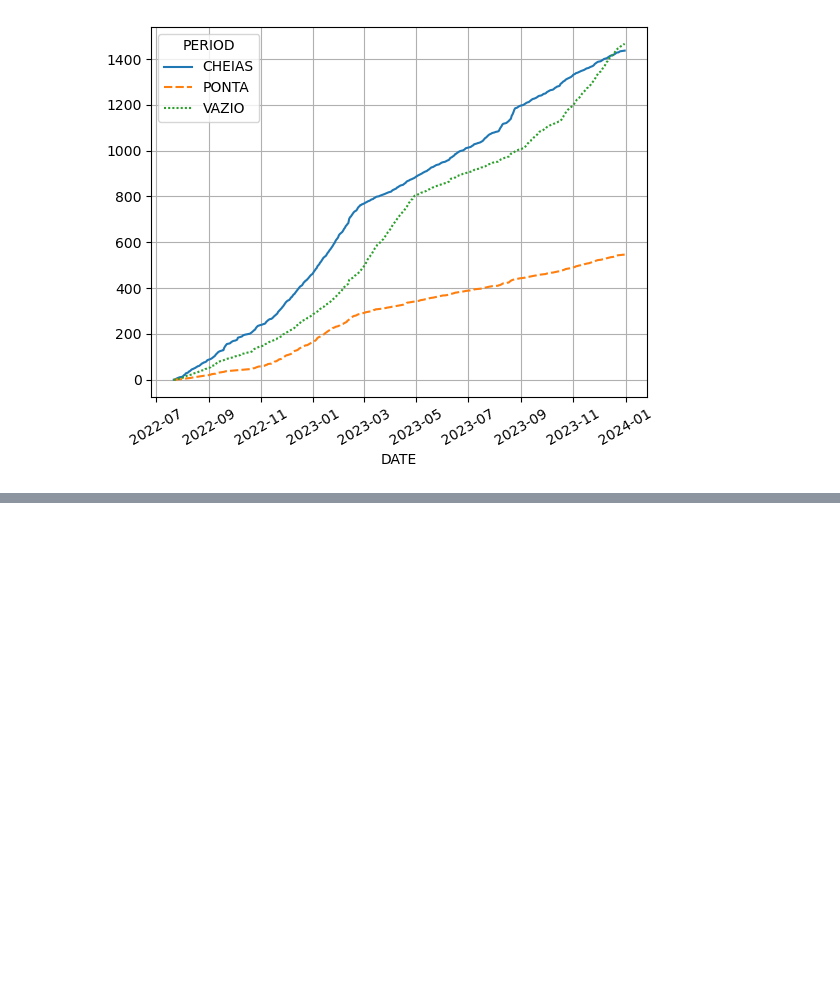
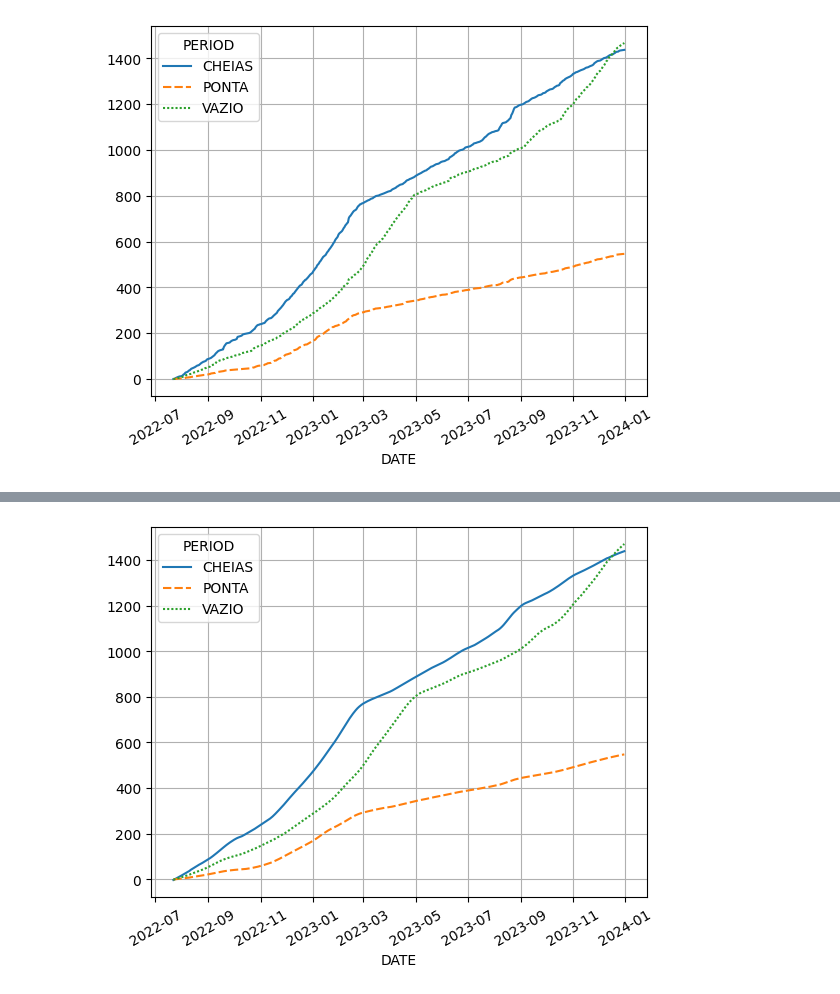
Before and after one commit to pedrodamas1/Electricity-Consumption-Analysis, a Jupyter notebook: PROCESS/6 - visualization.ipynb, the cells around one changed output, grey strips where cells are left out. Drawn from its saved outputs; the diff is of its cells as text; code cells hidden in the pictures; blank space fills up the shorter version.

```diff
--- a/PROCESS/6 - visualization.ipynb
+++ b/PROCESS/6 - visualization.ipynb
@@ -34,23 +31,0 @@ We can see that until march the rate of energy consumption was increasing. That
-# %%
-import numpy as np
-
-x = np.arange(len(df_cumsum))
-y = df_cumsum['CHEIAS'].to_numpy()
-poly = np.polyfit(x, y, deg=5)
-
-fig, ax = plt.subplots()
-ax.plot(y, label='data')
-ax.plot(np.polyval(poly, x), label='fit')
-ax.legend()
-
-
-# import numpy as np
-# np.set_printoptions(precision=2)  # For compact display.
-# from scipy.signal import savgol_filter
-
-# alldata_smoothed = df_cumsum.apply(lambda x: savgol_filter(x, 100, 2))
-
-# ax = sns.lineplot(df_cumsum.diff())
-# ax.grid()
-# ax.tick_params(axis='x', rotation=30)
-# plt.show()
@@ -61,0 +36,11 @@ comments
+# %%
+from scipy.signal import savgol_filter
+
+df_smooth = df_cumsum.apply(lambda x: savgol_filter(x, 40, 2))
+
+ax = sns.lineplot(df_smooth)
+ax.grid()
+ax.tick_params(axis='x', rotation=30)
+plt.show()
+# %% [output]
+[figure, added]
```
Also changed, not shown: parts of 10 cells of this notebook, 5 other files.
